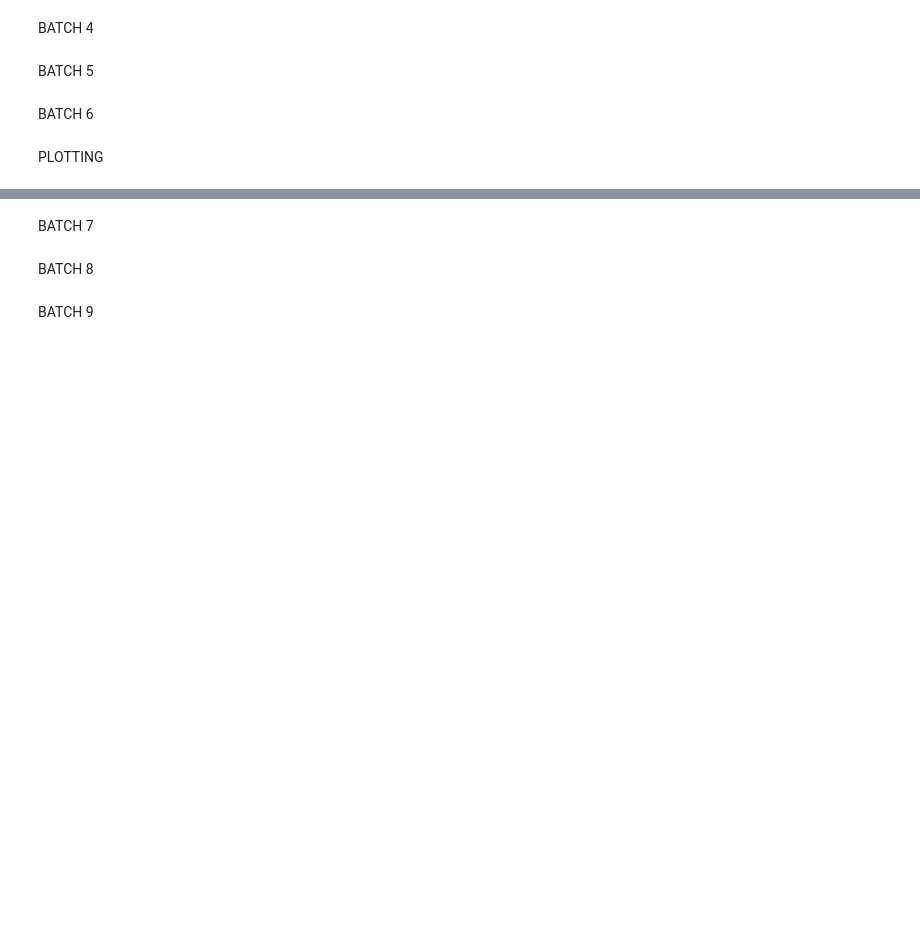
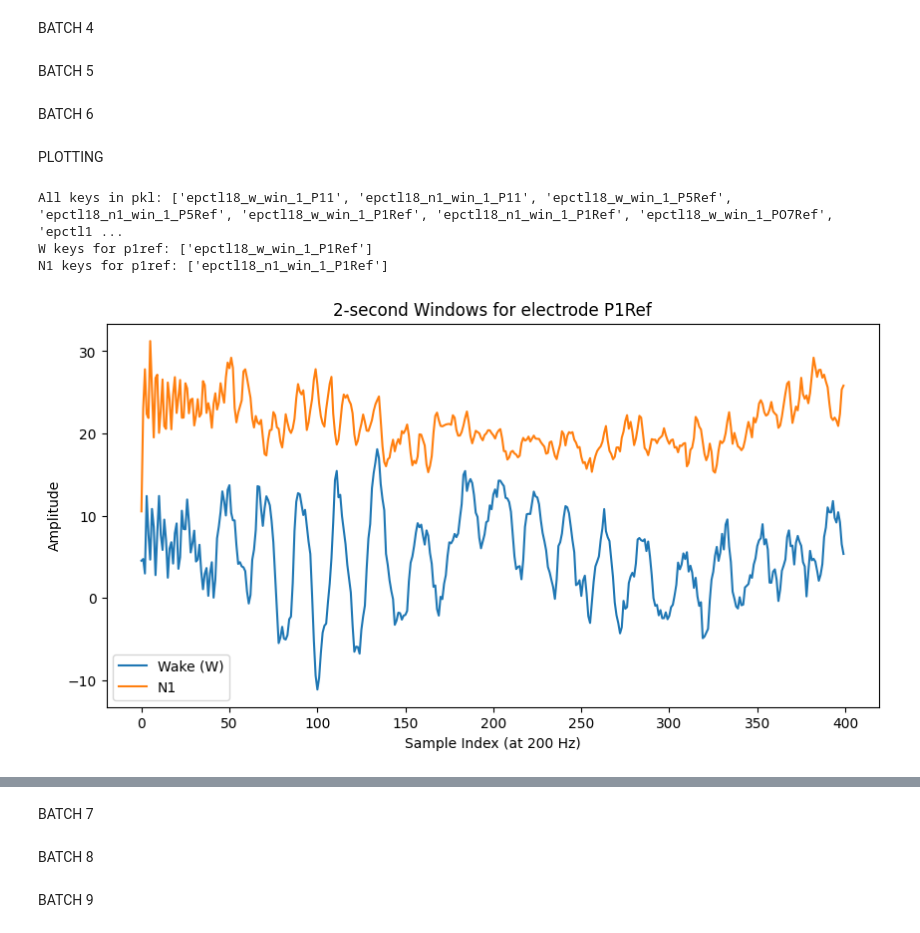
Before and after one commit to kimberlyliang/STAT-4830-GOALZ-project, a Jupyter notebook: notebooks/anphy_code/batch_sampling.ipynb, the cells around one changed output, grey strips where cells are left out. Cells and saved outputs as stored; diff of their text form; code cells hidden in the pictures; blank space fills up the shorter version.

Commit message:
no meaningful changes, just visualizing plots

```diff
--- a/notebooks/anphy_code/batch_sampling.ipynb
+++ b/notebooks/anphy_code/batch_sampling.ipynb
@@ -466,35 +466,40 @@ BATCH 6
 # %% [markdown]
 PLOTTING
 # %%
-# subj_path = "/Users/tereza/spring_2025/STAT_4830/STAT-4830-GOALZ-project/data/ANPHY-Sleep_data/epctl18"
-# pkl_path = os.path.join(subj_path, "extracted_windows_group6.pkl")
+subj_path = "/Users/tereza/spring_2025/STAT_4830/STAT-4830-GOALZ-project/data/ANPHY-Sleep_data/epctl18"
+pkl_path = os.path.join(subj_path, "extracted_windows_group6.pkl")
 
-# with open(pkl_path, "rb") as f:
-#     windows_dict = pickle.load(f)
+with open(pkl_path, "rb") as f:
+    windows_dict = pickle.load(f)
 
-# # Print all keys to verify available electrodes
-# all_keys = list(windows_dict.keys())
-# print("All keys in pkl:", all_keys)
+# Print all keys to verify available electrodes
+all_keys = list(windows_dict.keys())
+print("All keys in pkl:", all_keys)
 
-# # For example, search for keys containing "p1ref" (not "fp1ref")
-# w_keys = [key for key in all_keys if "p1ref" in key.lower() and "_w_" in key.lower()]
-# n1_keys = [key for key in all_keys if "p1ref" in key.lower() and "_n1_" in key.lower()]
+# For example, search for keys containing "p1ref" (not "fp1ref")
+w_keys = [key for key in all_keys if "p1ref" in key.lower() and "_w_" in key.lower()]
+n1_keys = [key for key in all_keys if "p1ref" in key.lower() and "_n1_" in key.lower()]
 
-# print("W keys for p1ref:", w_keys)
-# print("N1 keys for p1ref:", n1_keys)
+print("W keys for p1ref:", w_keys)
+print("N1 keys for p1ref:", n1_keys)
 
-# if w_keys and n1_keys:
-#     window_w = windows_dict[w_keys[0]]["window"]
-#     window_n1 = windows_dict[n1_keys[0]]["window"]
+if w_keys and n1_keys:
+    window_w = windows_dict[w_keys[0]]["window"]
+    window_n1 = windows_dict[n1_keys[0]]["window"]
 
-#     plt.figure(figsize=(10, 5))
-#     plt.plot(window_w, label="Wake (W)")
-#     plt.plot(window_n1, label="N1")
-#     plt.xlabel("Sample Index (at 200 Hz)")
-#     plt.ylabel("Amplitude")
-#     plt.title("2-second Windows for electrode P1Ref")
-#     plt.legend()
-#     plt.show()
-# else:
-#     print("Could not find both W and N1 windows for electrode P1Ref")
+    plt.figure(figsize=(10, 5))
+    plt.plot(window_w, label="Wake (W)")
+    plt.plot(window_n1, label="N1")
+    plt.xlabel("Sample Index (at 200 Hz)")
+    plt.ylabel("Amplitude")
+    plt.title("2-second Windows for electrode P1Ref")
+    plt.legend()
+    plt.show()
+else:
+    print("Could not find both W and N1 windows for electrode P1Ref")
+# %% [output]
+All keys in pkl: ['epctl18_w_win_1_P11', 'epctl18_n1_win_1_P11', 'epctl18_w_win_1_P5Ref', 'epctl18_n1_win_1_P5Ref', 'epctl18_w_win_1_P1Ref', 'epctl18_n1_win_1_P1Ref', 'epctl18_w_win_1_PO7Ref', 'epctl1 ...
+W keys for p1ref: ['epctl18_w_win_1_P1Ref']
+N1 keys for p1ref: ['epctl18_n1_win_1_P1Ref']
+[figure, added]
 # %%
```
Also changed, not shown: parts of 3 cells of this notebook.
